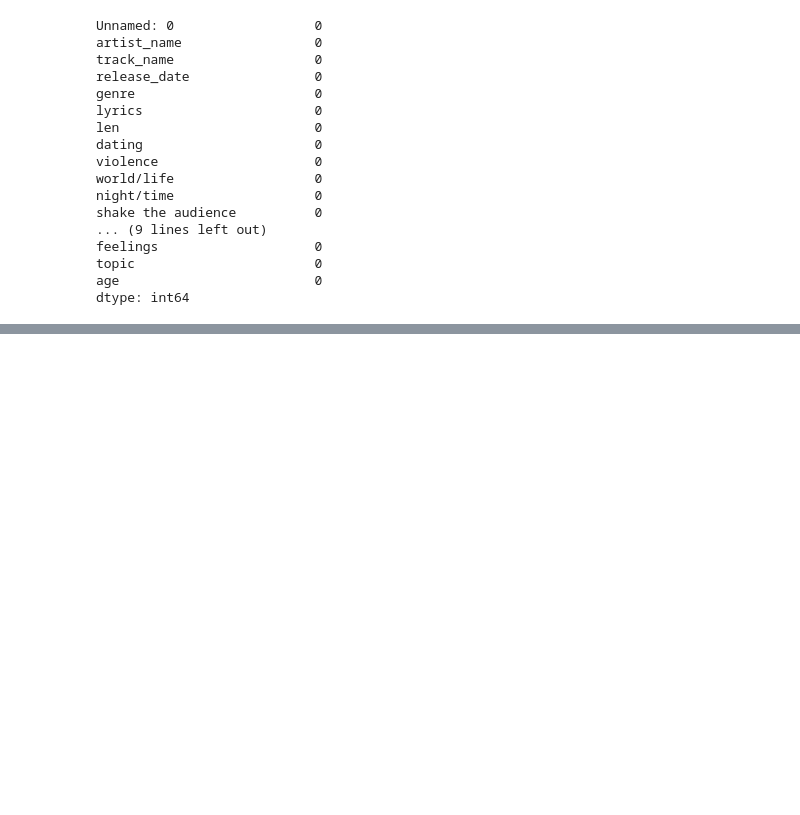
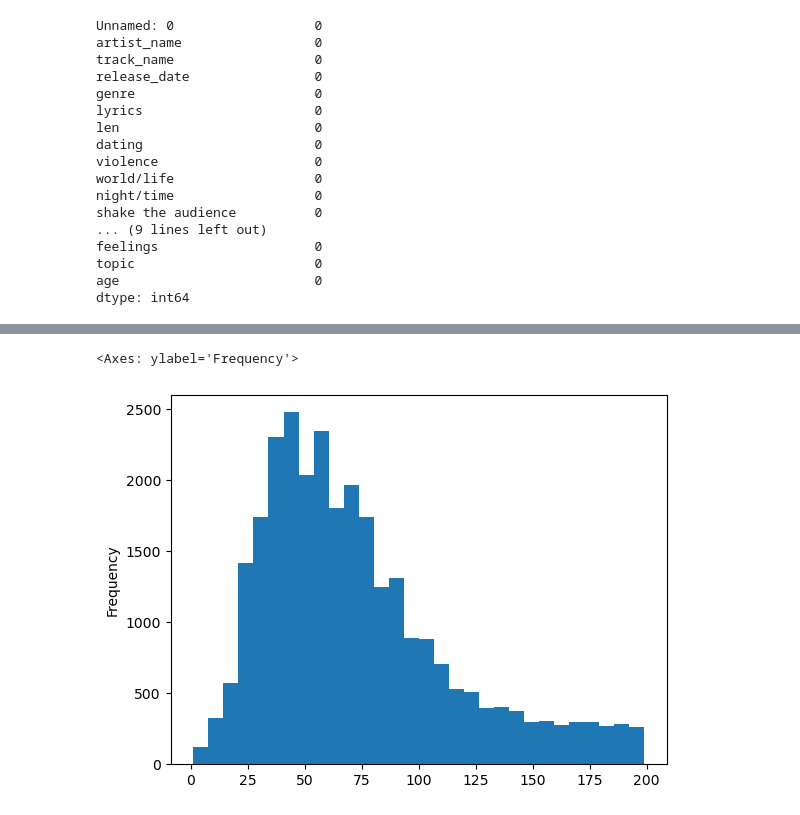
Before and after one commit to adesoyee/Spotify_EOD, a Jupyter notebook: spotifyEDA.ipynb, the cells around one changed output, grey strips where cells are left out. Drawn from its saved outputs; the diff is of its cells as text; code cells hidden in the pictures; blank space fills up the shorter version.

```diff
--- a/spotifyEDA.ipynb
+++ b/spotifyEDA.ipynb
@@ -245,0 +287,5 @@ dtype: int64
+# %%
+df["len"].plot.hist(bins=30)
+# %% [output]
+<Axes: ylabel='Frequency'>
+[figure, added]
```
Also changed, not shown: parts of 10 cells of this notebook, 3 other files.
